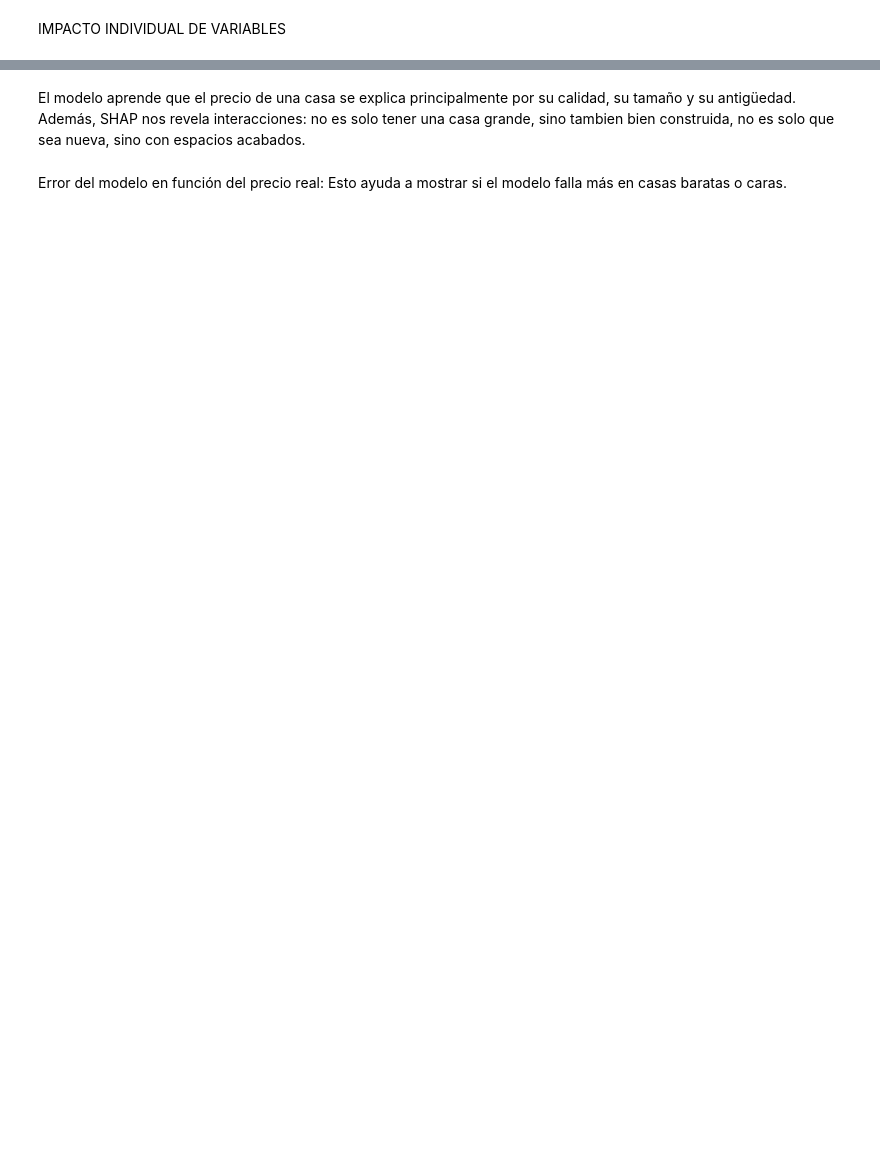
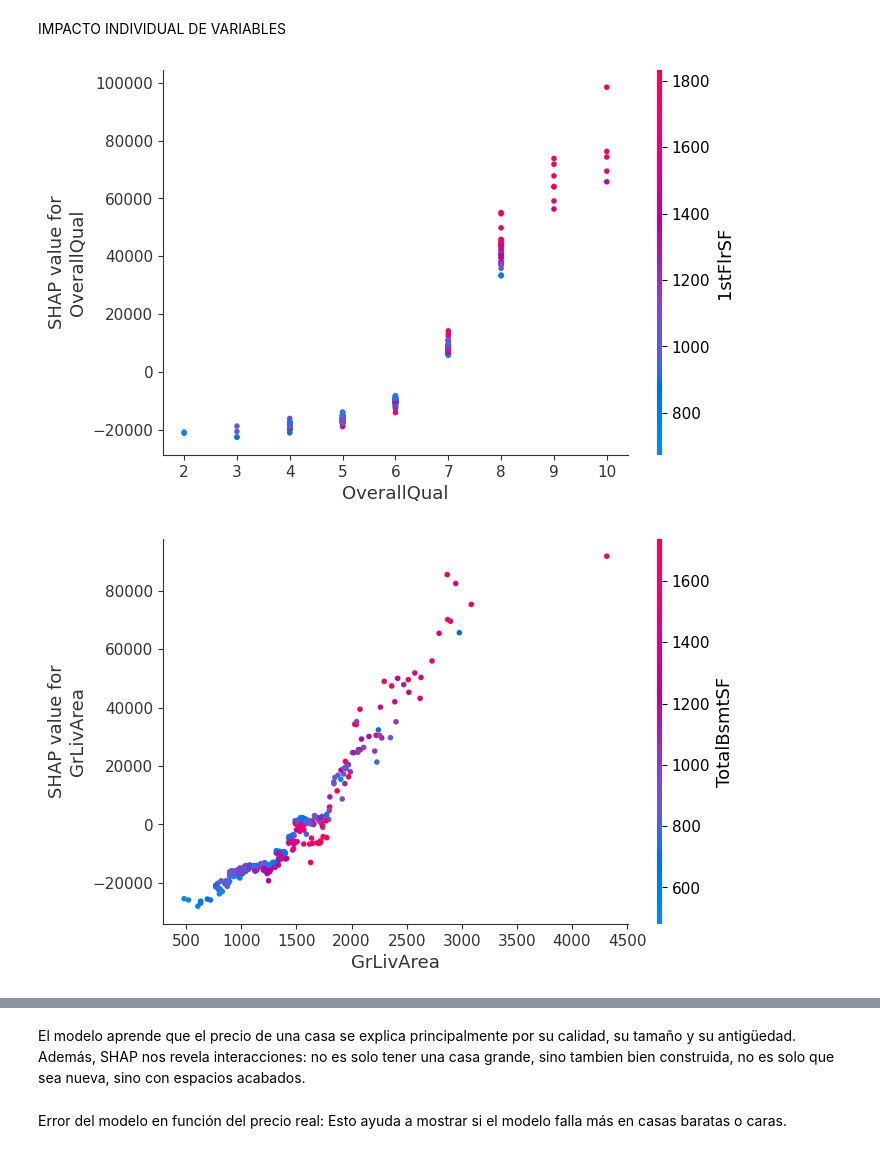
Before and after one commit to rodrigoosoriogaona/Ciencia-de-Datos, a Jupyter notebook: Ciencia de Datos.ipynb, the cells around one changed output, grey strips where cells are left out. Saved outputs shown, nothing was run; the diff lists cells and outputs as text; code cells hidden in the pictures; blank space fills up the shorter version.

```diff
--- a/Ciencia de Datos.ipynb
+++ b/Ciencia de Datos.ipynb
@@ -426,7 +483,10 @@ shap.summary_plot(shap_values, X_test_processed, feature_names=feature_names_sha
 # %% [markdown]
 IMPACTO INDIVIDUAL DE VARIABLES
 # %%
-features_to_plot = ['remainder__OverallQual', 'remainder__GrLivArea', 'remainder__YearBuilt']
+features_to_plot = ['OverallQual', 'GrLivArea', 'YearBuilt']
 
 for feat in features_to_plot:
-    shap.dependence_plot(feat, shap_values, X_test_processed, feature_names=feature_names)
+    shap.dependence_plot(feat, shap_values, X_test_processed, feature_names=feature_names_shap)
+# %% [output]
+[figure, added]
+[figure, added]
```
Also changed, not shown: parts of 18 cells of this notebook.
